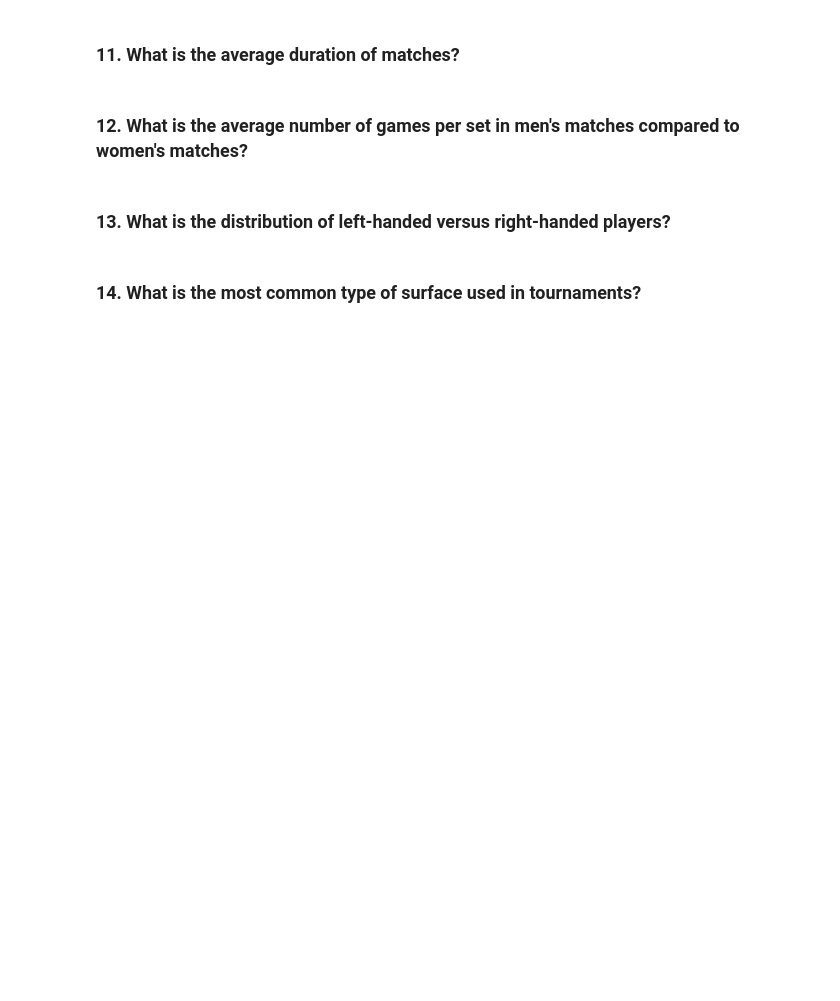
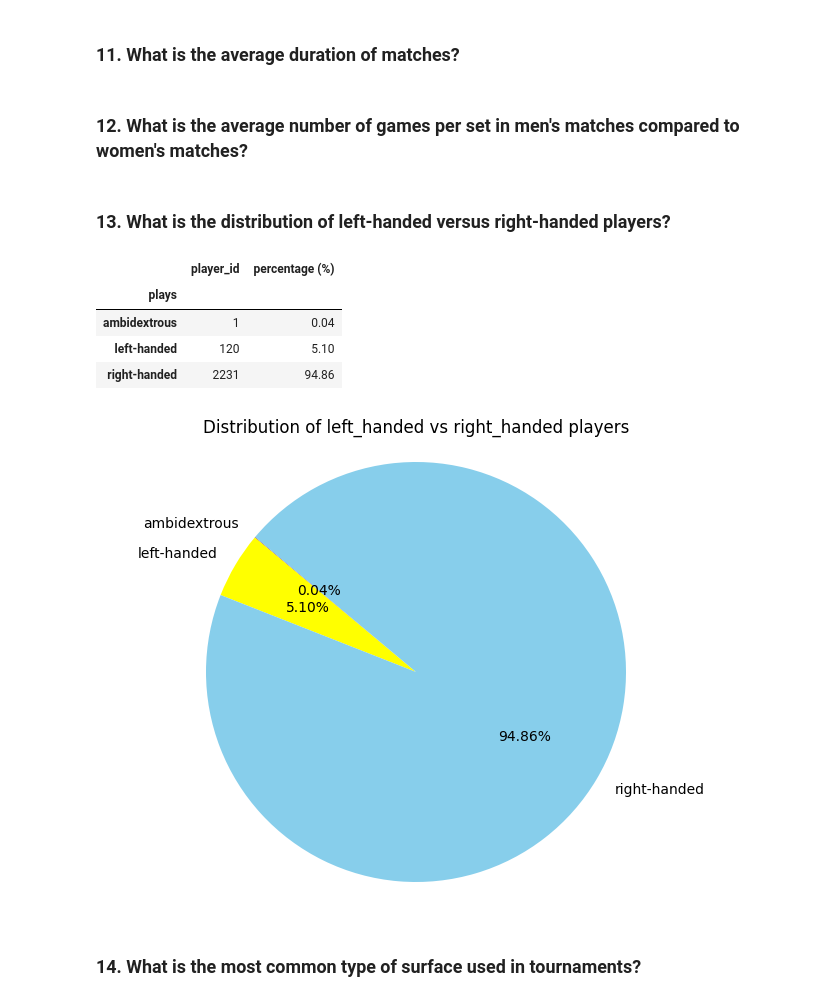
Before and after one commit to Mahlagha1994/Tennis-Games, a Jupyter notebook: notebooks/2-DATA ANALYZING.ipynb, the cells around one changed output. Saved outputs shown, nothing was run; the diff lists cells and outputs as text; code cells hidden in the pictures; blank space fills up the shorter version.

```diff
--- a/notebooks/2-DATA ANALYZING.ipynb
+++ b/notebooks/2-DATA ANALYZING.ipynb
@@ -280,5 +269,32 @@ Correlation between height and current rank: 0.08954735357801476
 ### 12. What is the average number of games per set in men's matches compared to women's matches?
 # %% [markdown]
 ### 13.	What is the distribution of left-handed versus right-handed players?
+# %%
+home_players = MatchHomeTeamInfo[["player_id", 'plays']]
+away_players = MatchAwayTeamInfo[["player_id", 'plays']]
+
+all_players = pd.concat([home_players, away_players]).drop_duplicates('player_id')
+plays_mode = all_players['plays'].mode().iloc[0]
+all_players = all_players.fillna(value = plays_mode)
+
+
+hand_table = all_players.groupby('plays').count()
+hand_table['percentage (%)'] = ((hand_table / hand_table['player_id'].sum())*100).round(2)
+display(hand_table)
+
+labels = hand_table.index.tolist()
+data = hand_table['percentage (%)']
+plt.figure(figsize=(8,6))
+plt.pie(x=data, labels=labels, autopct = '%1.2f%%', startangle=140, colors=['purple', 'yellow', 'skyblue'])
+plt.title ('Distribution of left_handed vs right_handed players')
+plt.axis('equal')
+plt.show()
+# %% [output]
+|  | player_id | percentage (%) |
+| plays |  |  |
+| ambidextrous | 1 | 0.04 |
+| left-handed | 120 | 5.10 |
+| right-handed | 2231 | 94.86 |
+[figure, added]
 # %% [markdown]
 ### 14.	What is the most common type of surface used in tournaments?
```
Also changed, not shown: parts of 8 cells of this notebook, 1 other file.
